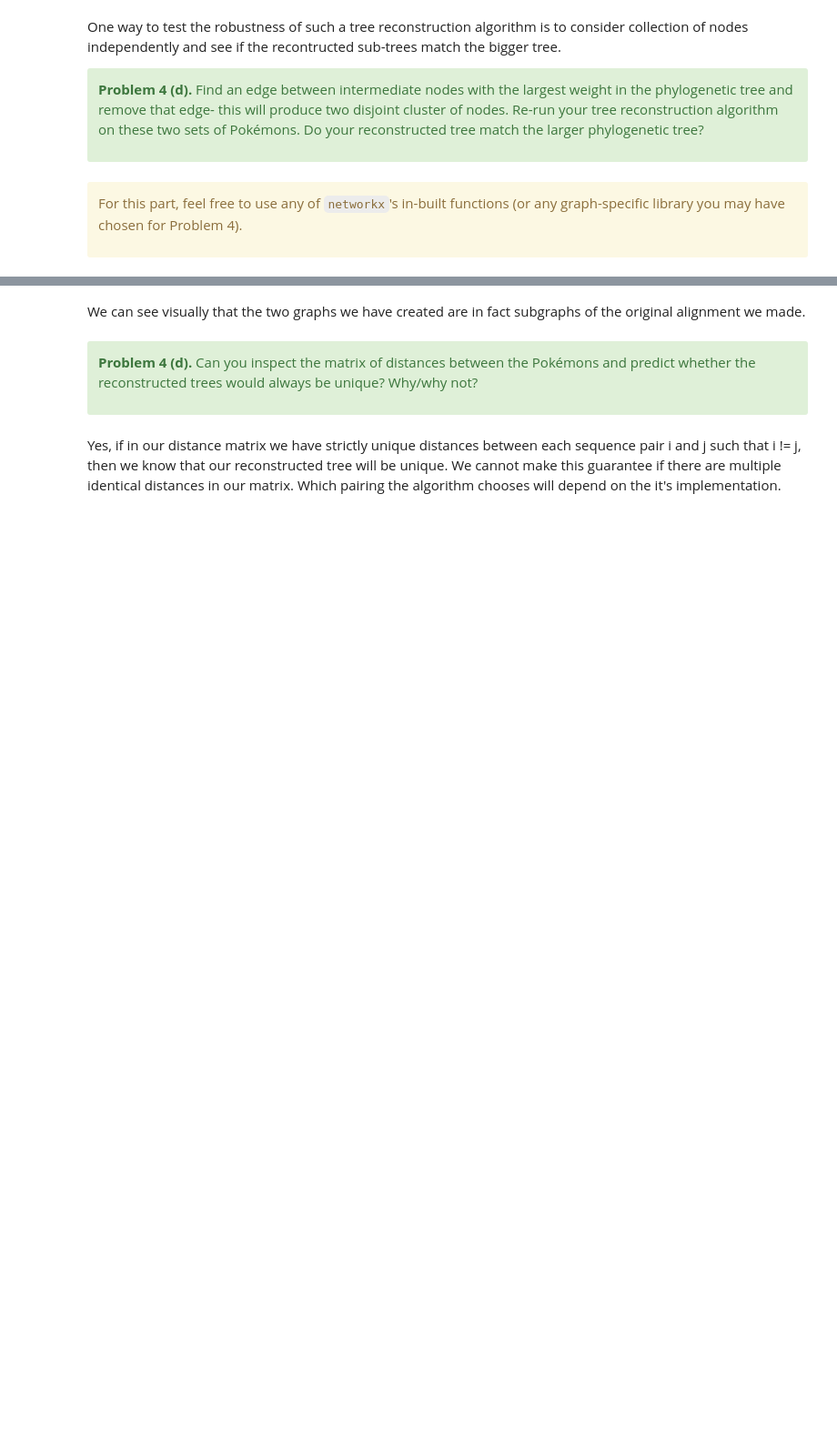
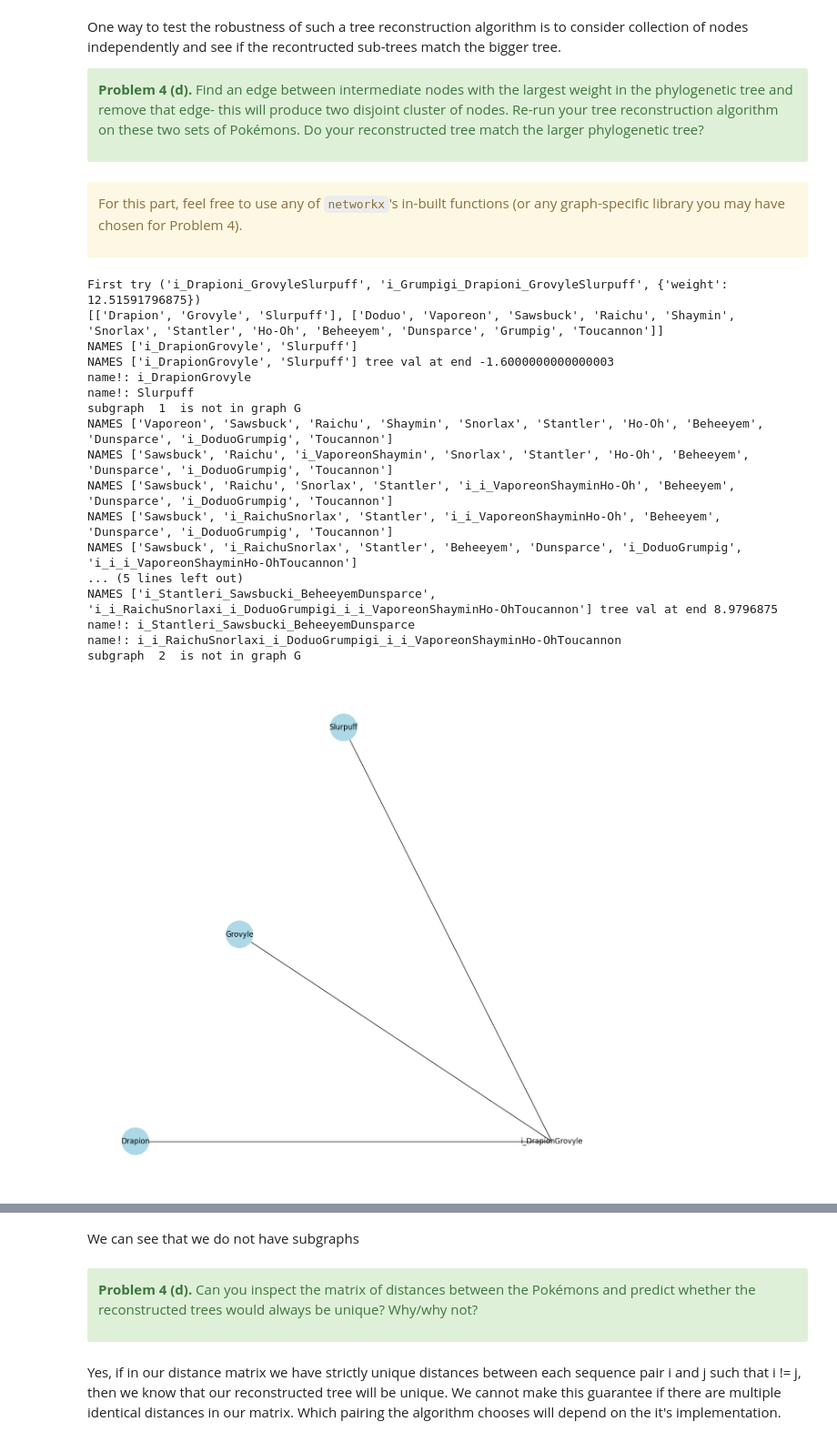
Before and after one commit to al07734/Project-2-2022F, a Jupyter notebook: project2.ipynb, the cells around one changed output, grey strips where cells are left out. Shown at 91% size. Cells and saved outputs as stored; diff of their text form; code cells hidden in the pictures; blank space fills up the shorter version.

```diff
--- a/project2.ipynb
+++ b/project2.ipynb
@@ -867,6 +881,8 @@ One way to test the robustness of such a tree reconstruction algorithm is to con
 For this part, feel free to use any of `networkx`'s in-built functions (or any graph-specific library you may have chosen for Problem 4).
 </div>
 # %%
+#G = construct_alignment(adjm, seq_names)
+
 #find the maximum weighted edge
 nodes = list(G.edges.data())
 max_weighted_node = ("null", "null", {'weight': -99})
@@ -885,41 +901,69 @@ def intermediate(node):
     return False
 
 #remove the maximum weighted node
-#G.remove_edge(max_weighted_node[0], max_weighted_node[1])
+G.remove_edge(max_weighted_node[0], max_weighted_node[1])
 
 #split the graphs
 newgraphs =  list(nx.connected_components(G))
 
 list_node_names = []
 for graph in newgraphs:
     curr_list = []
     for node in graph:
         if not intermediate(node):
             curr_list.append(node)
     list_node_names.append(curr_list)
 print(list_node_names)
-#seq1
 
 sequences, seq_names = utils.get_sequences_for_ancestry()
 #build the graphs
+graph_number = 1
 for graph_names in list_node_names:
     seq_list = []
     for seq in graph_names:
         seq_list.append(sequences[seq_names.index(seq)])
     adjm = [[-1 for p in seq_list] for i in seq_list]
     for i in range(len(adjm)):
         for j in range(len(adjm[0])):
             if adjm[j][i] == -1:
                 # if i == j:
                 #     adjm[i][j] = 0
                 # else:
                 m, a = showAlignmentG(seq_list[i], seq_list[j], affineGap, simpleMatch)
                 adjm[i][j] = a[2]
                 adjm[j][i] = adjm[i][j]
-    G = construct_alignment(adjm, graph_names)
-    draw_graph_nice(G)
+    sub_G = construct_alignment(adjm, graph_names)
+    draw_graph_nice(sub_G)
+    # check that current graph is a subgraph
+    subgraphs = True
+    for name in graph_names:
+        print("name!:", name)
+        if not name in G:
+            subgraphs = False
+    if subgraphs:
+        print("subgraph ", graph_number, " is in graph G!")
+    else:
+        print("subgraph ", graph_number, " is not in graph G")
+    graph_number += 1
 
-# check that each graph is a subgraph
-subgraphs = False
 
-draw_graph_nice(G)
+#draw_graph_nice(G)
+# %% [output]
+First try ('i_Drapioni_GrovyleSlurpuff', 'i_Grumpigi_Drapioni_GrovyleSlurpuff', {'weight': 12.51591796875})
+[['Drapion', 'Grovyle', 'Slurpuff'], ['Doduo', 'Vaporeon', 'Sawsbuck', 'Raichu', 'Shaymin', 'Snorlax', 'Stantler', 'Ho-Oh', 'Beheeyem', 'Dunsparce', 'Grumpig', 'Toucannon']]
+NAMES ['i_DrapionGrovyle', 'Slurpuff']
+NAMES ['i_DrapionGrovyle', 'Slurpuff'] tree val at end -1.6000000000000003
+name!: i_DrapionGrovyle
+name!: Slurpuff
+subgraph  1  is not in graph G
+NAMES ['Vaporeon', 'Sawsbuck', 'Raichu', 'Shaymin', 'Snorlax', 'Stantler', 'Ho-Oh', 'Beheeyem', 'Dunsparce', 'i_DoduoGrumpig', 'Toucannon']
+NAMES ['Sawsbuck', 'Raichu', 'i_VaporeonShaymin', 'Snorlax', 'Stantler', 'Ho-Oh', 'Beheeyem', 'Dunsparce', 'i_DoduoGrumpig', 'Toucannon']
+NAMES ['Sawsbuck', 'Raichu', 'Snorlax', 'Stantler', 'i_i_VaporeonShayminHo-Oh', 'Beheeyem', 'Dunsparce', 'i_DoduoGrumpig', 'Toucannon']
+NAMES ['Sawsbuck', 'i_RaichuSnorlax', 'Stantler', 'i_i_VaporeonShayminHo-Oh', 'Beheeyem', 'Dunsparce', 'i_DoduoGrumpig', 'Toucannon']
+NAMES ['Sawsbuck', 'i_RaichuSnorlax', 'Stantler', 'Beheeyem', 'Dunsparce', 'i_DoduoGrumpig', 'i_i_i_VaporeonShayminHo-OhToucannon']
+... (5 lines left out)
+NAMES ['i_Stantleri_Sawsbucki_BeheeyemDunsparce', 'i_i_RaichuSnorlaxi_i_DoduoGrumpigi_i_i_VaporeonShayminHo-OhToucannon'] tree val at end 8.9796875
+name!: i_Stantleri_Sawsbucki_BeheeyemDunsparce
+name!: i_i_RaichuSnorlaxi_i_DoduoGrumpigi_i_i_VaporeonShayminHo-OhToucannon
+subgraph  2  is not in graph G
+[figure, added]
@@ -926,5 +971,5 @@ draw_graph_nice(G)
 # %% [markdown]
-We can see visually that the two graphs we have created are in fact subgraphs of the original alignment we made.
+We can see that we do not have subgraphs
 # %% [markdown]
 <div class="alert alert-success">
 
```
Also changed, not shown: parts of 7 cells of this notebook.
